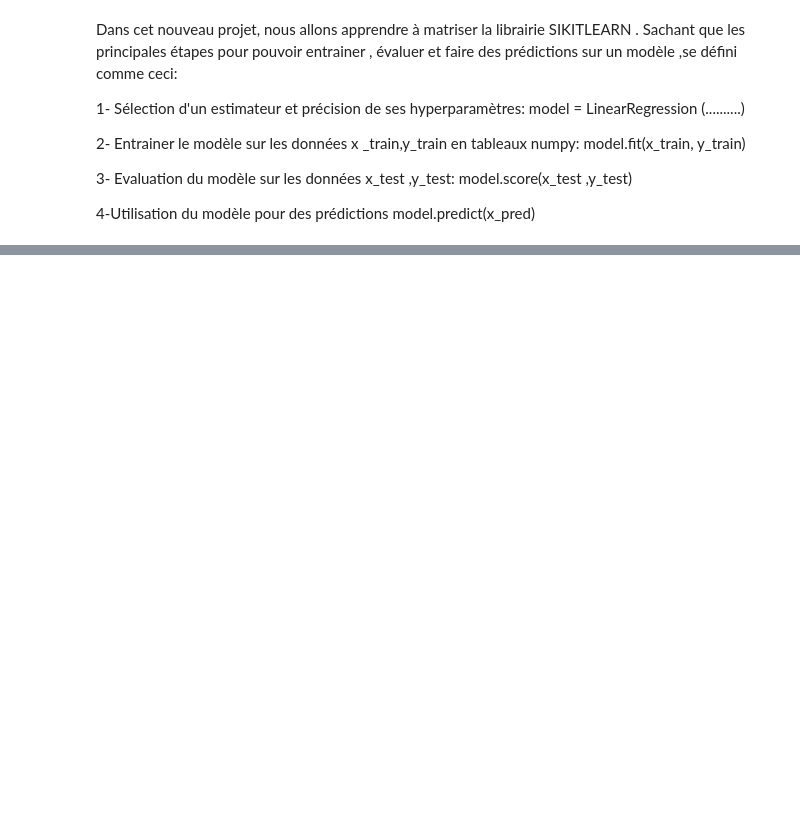
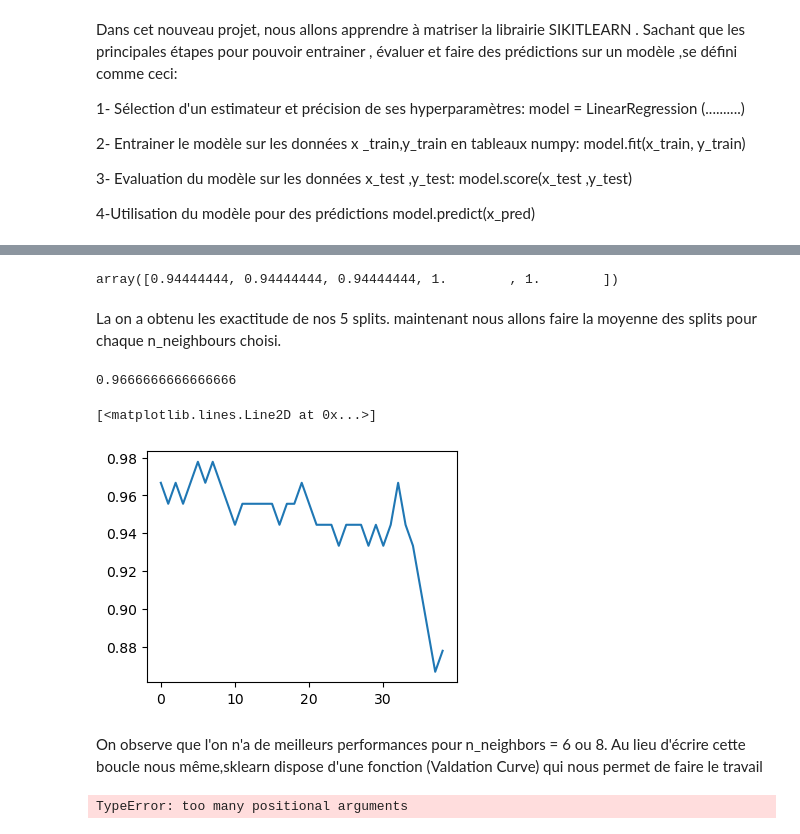
Before and after one commit to gangueboris/PrepocessingProject, a Jupyter notebook: formation_SKLEARN.ipynb, the cells around one changed output, grey strips where cells are left out. Cells and saved outputs as stored; diff of their text form; code cells hidden in the pictures; blank space fills up the shorter version.

```diff
--- a/formation_SKLEARN.ipynb
+++ b/formation_SKLEARN.ipynb
@@ -126,0 +89,5 @@ y_test = target.iloc[401:545]
+# %%
+# Entrainement et score = evalution
+model.fit(x_train ,y_train)
+print('Train score: ',model.score(x_train ,y_train))
+print('Test score: ',model.score(x_test ,y_test))
@@ -126,0 +100,7 @@ y_test = target.iloc[401:545]
+# %%
+#Boucle  for pour tester les variations des hyperparamètres
+for i in range(1,11):
+    model = KNeighborsClassifier(n_neighbors=i)
+    model.fit(x_train ,y_train)
+    print(f'Train score{i}: ',model.score(x_train ,y_train))
+    print(f'Test score{i}: ',model.score(x_test ,y_test))
@@ -126,0 +141,26 @@ y_test = target.iloc[401:545]
+# %%
+ # ici, nous allons utiliser le cross_val_score
+from sklearn.model_selection import cross_val_score
+cross_val_score(KNeighborsClassifier(), x_train, y_train, cv=5, scoring = 'accuracy')
+# %% [output]
+array([0.94444444, 0.94444444, 0.94444444, 1.        , 1.        ])
+# %% [markdown]
+La on a obtenu les exactitude de nos 5 splits.
+maintenant nous allons faire la moyenne des splits pour chaque n_neighbours choisi.
+# %%
+cross_val_score(KNeighborsClassifier(), x_train, y_train, cv=5, scoring = 'accuracy').mean()
+# %% [output]
+0.9666666666666666
+# %%
+val_score = []
+for i in range(1,40):
+    score = cross_val_score(KNeighborsClassifier(i), x_train, y_train, cv=5, scoring = 'accuracy').mean()
+    val_score.append(score)
+plt.figure(figsize= (4,3))
+plt.plot(val_score)
+# %% [output]
+[<matplotlib.lines.Line2D at 0x...>]
+[figure, added]
+# %% [markdown]
+On observe que l'on n'a de meilleurs performances pour n_neighbors = 6 ou 8.
+Au lieu d'écrire cette boucle nous même,sklearn dispose d'une fonction (Valdation Curve) qui nous permet de faire le travail
@@ -126,0 +169,6 @@ y_test = target.iloc[401:545]
+# %%
+model = KNeighborsClassifier()
+i = np.arange(1,50)
+train_score ,val_score = validation_curve(model,x_train,y_train,'n_neighbors',i,cv= 5)
+# %% [output]
+TypeError: too many positional arguments
```
Also changed, not shown: parts of 32 cells of this notebook.
